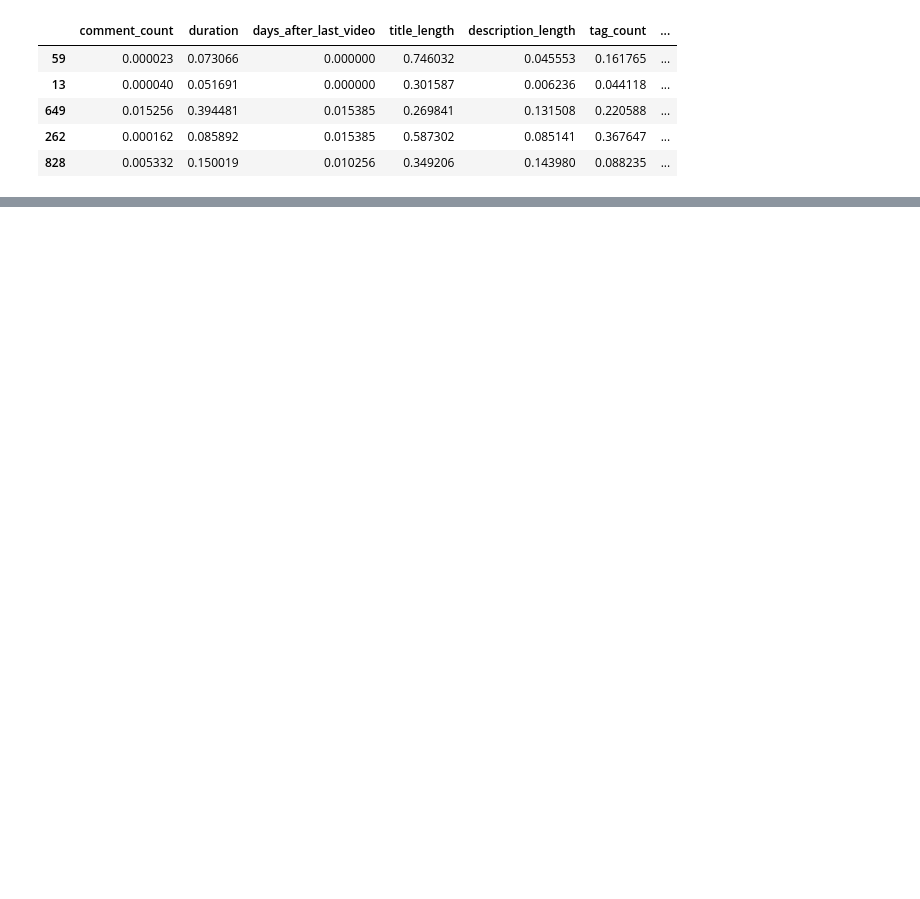
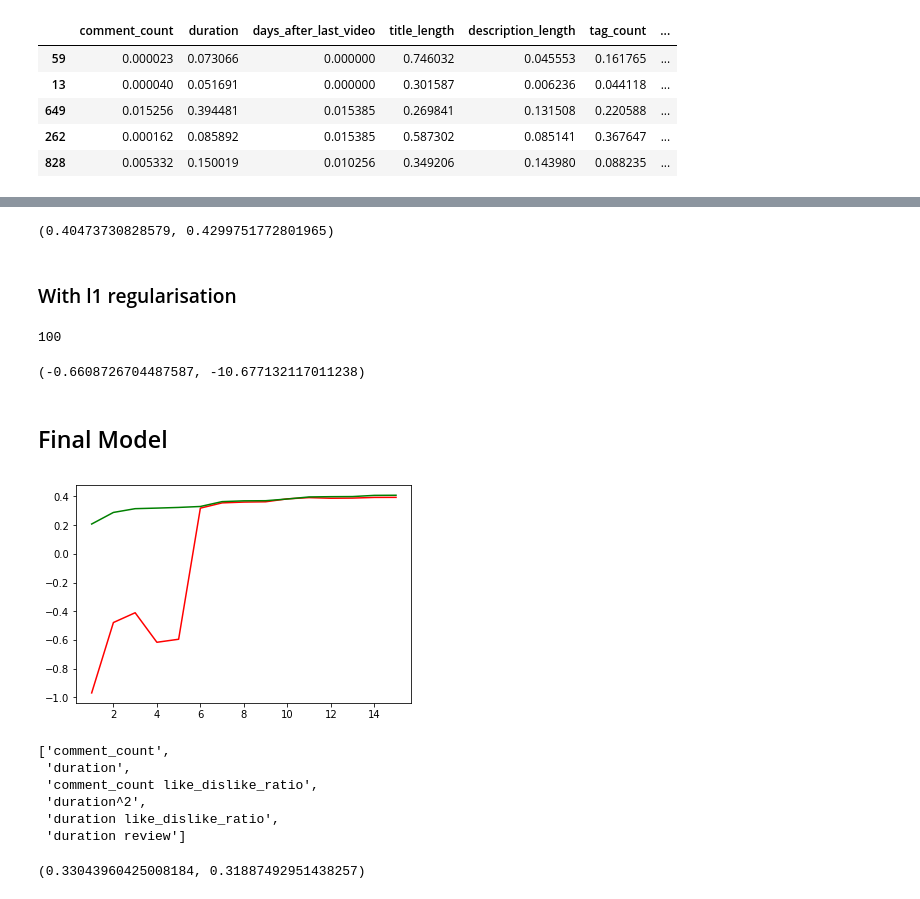
Before and after one commit to Carterbouley/flatiron-mod_4, a Jupyter notebook: Regression Analysis.ipynb, the cells around one changed output, grey strips where cells are left out. Cells and saved outputs as stored; diff of their text form; code cells hidden in the pictures; blank space fills up the shorter version.

```diff
--- a/Regression Analysis.ipynb
+++ b/Regression Analysis.ipynb
@@ -199,0 +275,59 @@ X_test_poly.drop(columns = ['samsung^2', 'comment_count', 'day_part_1 google', '
+# %%
+ridge = Ridge(alpha = 2.5)
+model_3a = ridge.fit(X_train_poly, y_train)
+# %%
+train_vs_test(model_3a, X_train_poly, X_test_poly, y_train, y_test)
+# %% [output]
+(0.40473730828579, 0.4299751772801965)
+# %% [markdown]
+### With l1 regularisation
+# %%
+lasso_cv = LassoCV(alphas = np.arange(25,150,25))
+model_cv = lasso_cv.fit(X_train_poly, y_train)
+model_cv.alpha_
+# %% [output]
+100
+# %%
+lasso = Lasso(alpha = 100)
+model_3b = lasso.fit(X_train_poly, y_train)
+# %%
+train_vs_test(model_3b, X_train_poly, X_test_poly, y_train, y_test)
+# %% [output]
+(-0.6608726704487587, -10.677132117011238)
+# %% [markdown]
+## Final Model
+# %%
+predictor_counts = []
+train_r2_vals = []
+test_r2_vals = []
+
+for i in range(1,16):
+    rfe_n = RFE(estimator=ridge, n_features_to_select= i)
+    rfe_n.fit_transform(X_train_poly, y_train)
+    keep_predictors_index_n = [i[0] for i in list(enumerate(rfe_n.support_)) if i[1] == True]
+    keep_predictors_n = list(X_train_poly.columns[keep_predictors_index_n])
+    predictor_counts.append(len(keep_predictors_n))
+    X_train_poly_n = X_train_poly[keep_predictors_n]
+    X_test_poly_n = X_test_poly[keep_predictors_n]
+    model_n = ridge.fit(X_train_poly_n, y_train)
+    r2_train_n, r2_test_n = train_vs_test(model_n, X_train_poly_n, X_test_poly_n, y_train, y_test)
+    train_r2_vals.append(r2_train_n)
+    test_r2_vals.append(r2_test_n)
+plt.plot(predictor_counts, test_r2_vals, color = 'red')
+plt.plot(predictor_counts, train_r2_vals, color = 'green');
+# test r^2 stagnates past 6 predictors
+# %% [output]
+[figure, added]
+# %%
+rfe = RFE(estimator=ridge, n_features_to_select= 6)
+rfe.fit_transform(X_train_poly, y_train)
+keep_poly_predictors_index = [i[0] for i in list(enumerate(rfe.support_)) if i[1] == True]
+keep_poly_predictors = list(X_train_poly.columns[keep_poly_predictors_index])
+keep_poly_predictors
+# %% [output]
+['comment_count',
+ 'duration',
+ 'comment_count like_dislike_ratio',
+ 'duration^2',
+ 'duration like_dislike_ratio',
+ 'duration review']
@@ -199,0 +339,4 @@ X_test_poly.drop(columns = ['samsung^2', 'comment_count', 'day_part_1 google', '
+# %%
+train_vs_test(model_final, X_train_poly, X_test_poly, y_train, y_test)
+# %% [output]
+(0.33043960425008184, 0.31887492951438257)
```
Also changed, not shown: parts of 54 cells of this notebook.
